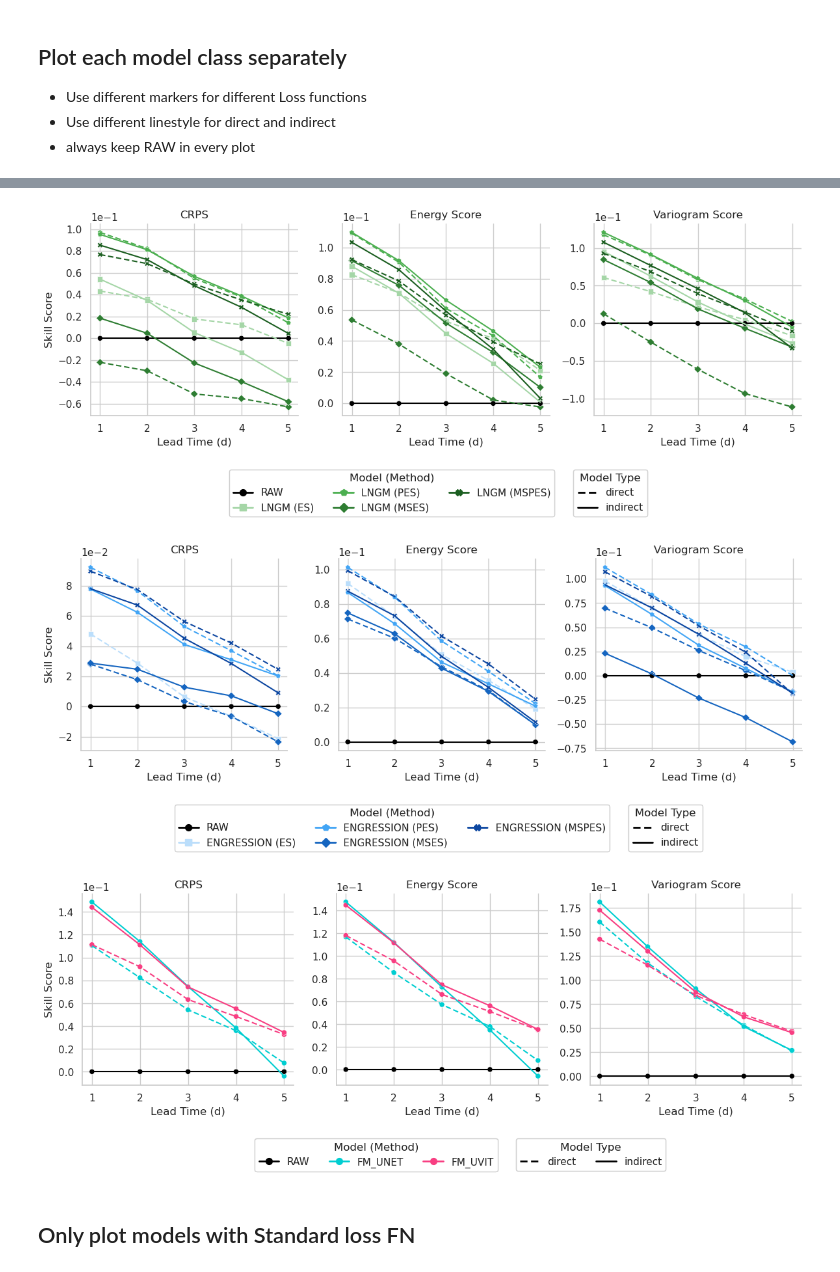
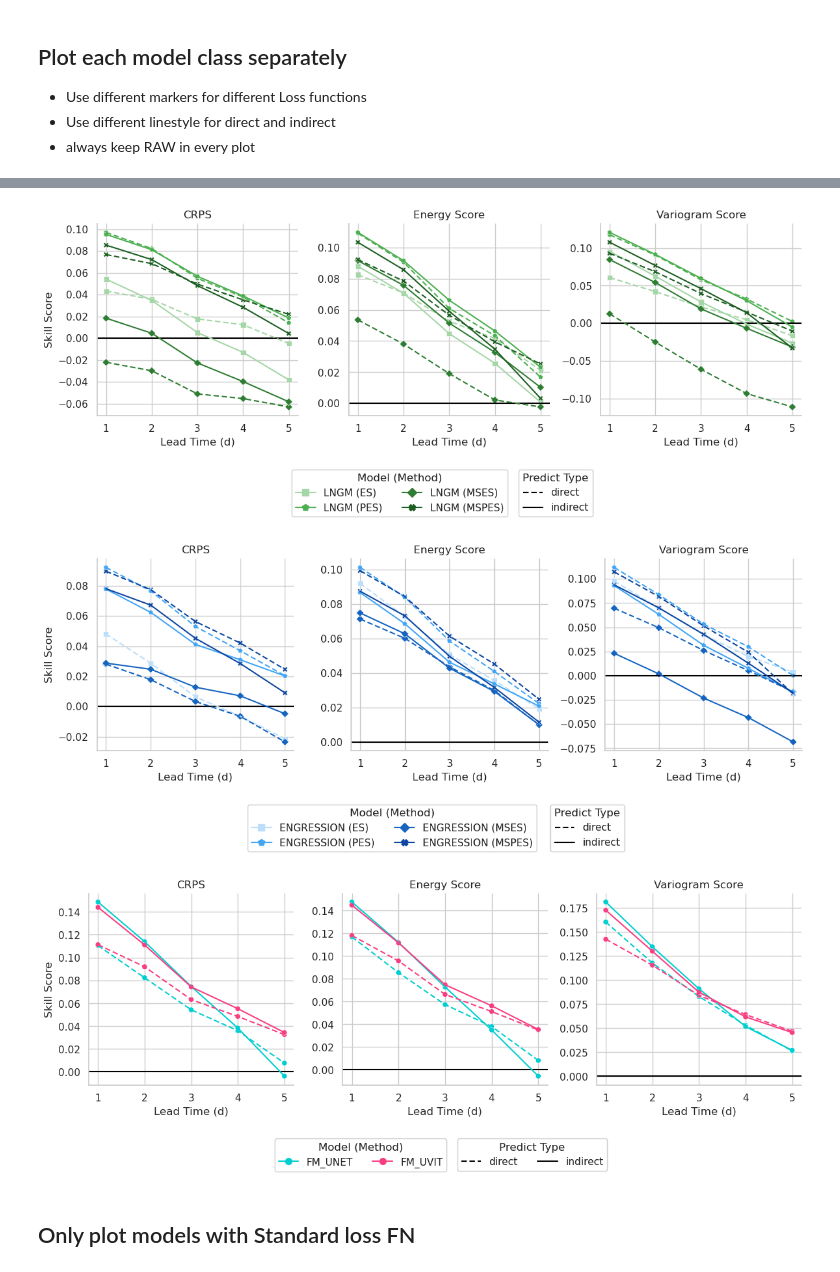
Before and after one commit to m-j-w-f/GenPP, a Jupyter notebook: src/genpp/plots/02plot_scores.ipynb, the cells around one changed output, grey strips where cells are left out. Cells and saved outputs as stored; diff of their text form; code cells hidden in the pictures.

Commit message:
clean plots

```diff
--- a/src/genpp/plots/02plot_scores.ipynb
+++ b/src/genpp/plots/02plot_scores.ipynb
@@ -395,10 +395,10 @@ plt.show()
 - always keep RAW in every plot
 # %%
 model_typess = [
-    ["EMOS", "DRN", "RAW"],
-    ["LNGM", "RAW"],
-    ["ENGRESSION", "RAW"],
-    ["FM_UNET", "FM_UVIT", "RAW"],
+    ["EMOS", "DRN"],
+    ["LNGM"],
+    ["ENGRESSION"],
+    ["FM_UNET", "FM_UVIT"],
 ]
 # Color ranges for each model type
 color_ranges = {
@@ -562,8 +562,9 @@ for model_types in model_typess:
 
     # Format y-axes with scientific notation for large numbers
     for ax in g.axes.flat:
-        ax.ticklabel_format(style="scientific", axis="y", scilimits=(0, 0))
+        # ax.ticklabel_format(style="scientific", axis="y", scilimits=(0, 0))
         ax.set_xlabel("Lead Time (d)")
+        ax.axhline(0, color="black", linewidth=1.5, zorder=1)
         ax.set_title(ax.get_title().replace("score = ", ""))
         # Only set y-label on the leftmost plots
         if ax.get_ylabel() != "":
@@ -579,7 +580,7 @@ for model_types in model_typess:
             color=color_mapping_model_method[m],
             marker=method_markers.get(model_method_to_marker.get(m, "null"), "o"),
             linestyle="-",
-            linewidth=2,
+            linewidth=1.5,
             markersize=7,
             label=m,
         )
@@ -588,33 +589,33 @@ for model_types in model_typess:
 
     # Legend 2: Line style
     linestyle_handles = [
-        Line2D([0], [0], color="black", linestyle=(0, (4, 2)), linewidth=2, label="direct"),
-        Line2D([0], [0], color="black", linestyle="-", linewidth=2, label="indirect"),
+        Line2D([0], [0], color="black", linestyle=(0, (4, 2)), linewidth=1.5, label="direct"),
+        Line2D([0], [0], color="black", linestyle="-", linewidth=1.5, label="indirect"),
     ]
     if model_types == model_typess[0]:
         spacing1 = (0.5, -0.02)
-        ncol1 = 3
+        ncol1 = 2
     else:
         if model_types == model_typess[1]:
-            spacing1 = (0.46, -0.02)
-            ncol1 = 3
-            spacing2 = (0.74, -0.02)
+            spacing1 = (0.47, -0.02)
+            ncol1 = 2
+            spacing2 = (0.67, -0.02)
             ncol2 = 1
         elif model_types == model_typess[2]:
             spacing1 = (0.46, -0.02)
-            ncol1 = 3
-            spacing2 = (0.81, -0.02)
+            ncol1 = 2
+            spacing2 = (0.71, -0.02)
             ncol2 = 1
         else:
-            spacing1 = (0.44, -0.02)
-            ncol1 = 3
-            spacing2 = (0.715, -0.02)
+            spacing1 = (0.42, -0.02)
+            ncol1 = 2
+            spacing2 = (0.64, -0.02)
             ncol2 = 2
 
         linestyle_legend = g.figure.legend(
             linestyle_handles,
             ["direct", "indirect"],
-            title="Model Type",
+            title="Predict Type",
             bbox_to_anchor=spacing2,
             loc="upper center",
             ncol=ncol2,
@@ -645,6 +646,6 @@ for model_types in model_typess:
-[figure, old version]
+[figure, new version]
-[figure, old version]
+[figure, new version]
-[figure, old version]
+[figure, new version]
 # %% [markdown]
 ## Only plot models with Standard loss FN
 # %%
```
Also changed, not shown: parts of 5 cells of this notebook, 11 other files.
